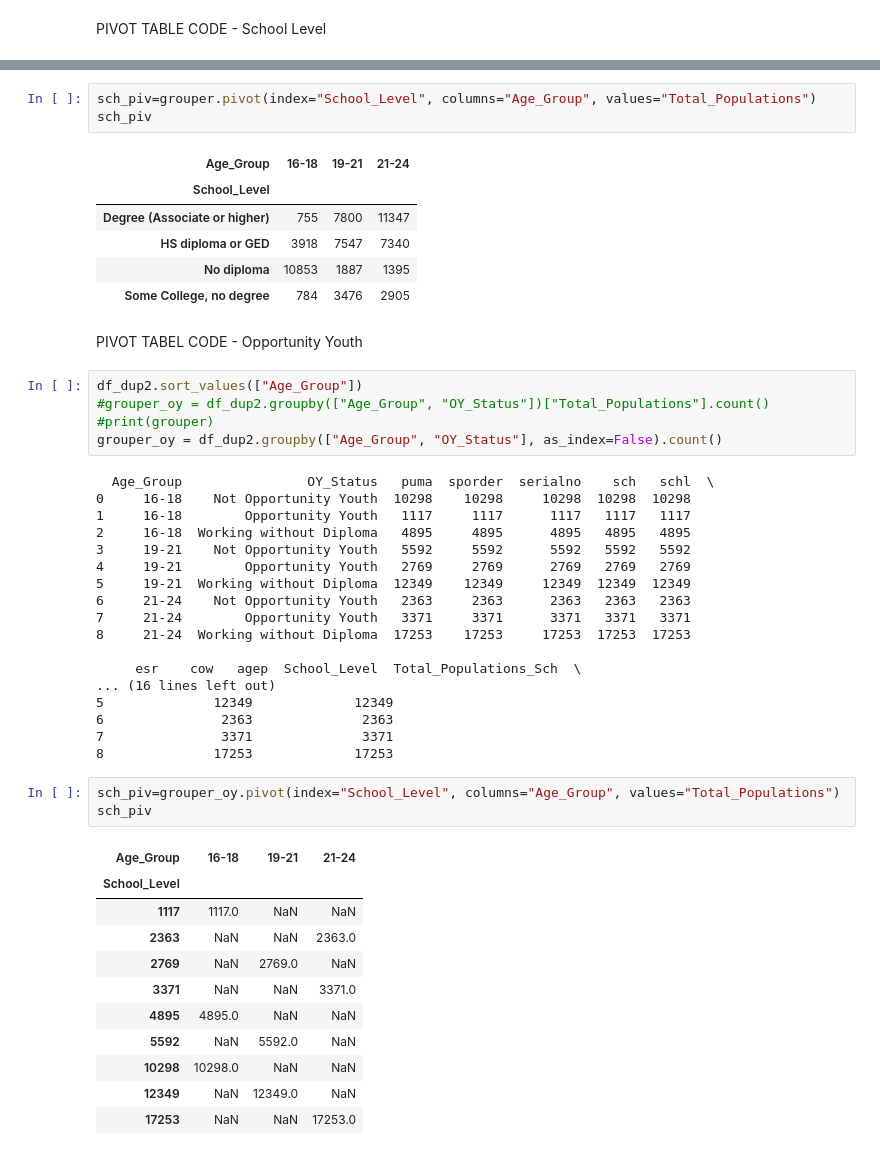
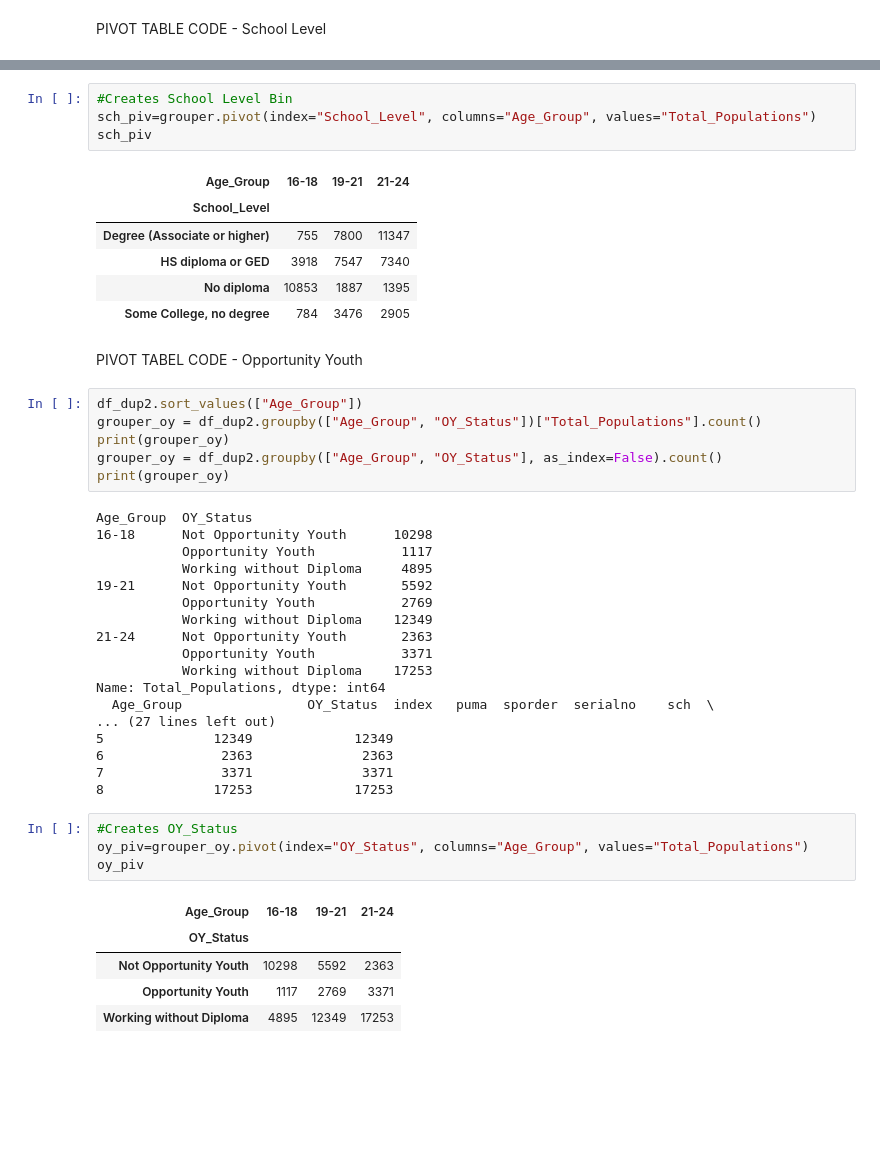
Before and after one commit to ghPRao/Opportunity-Youth, a Jupyter notebook: Will_Clean_Room.ipynb, the cells around one changed output, grey strips where cells are left out. Cells and saved outputs as stored; diff of their text form; blank space fills up the shorter version.

Commit message:
Bug fix for OY Pivot Table

```diff
--- a/Will_Clean_Room.ipynb
+++ b/Will_Clean_Room.ipynb
@@ -204,4 +177,5 @@ Name: Total_Populations_Sch, dtype: int64
 # %%
+#Creates School Level Bin
 sch_piv=grouper.pivot(index="School_Level", columns="Age_Group", values="Total_Populations")
 sch_piv
 # %% [output]
@@ -215,39 +189,35 @@ sch_piv
 PIVOT TABEL CODE - Opportunity Youth
 # %%
 df_dup2.sort_values(["Age_Group"])
-#grouper_oy = df_dup2.groupby(["Age_Group", "OY_Status"])["Total_Populations"].count()
-#print(grouper)
+grouper_oy = df_dup2.groupby(["Age_Group", "OY_Status"])["Total_Populations"].count()
+print(grouper_oy)
 grouper_oy = df_dup2.groupby(["Age_Group", "OY_Status"], as_index=False).count()
+print(grouper_oy)
 # %% [output]
-  Age_Group                OY_Status   puma  sporder  serialno    sch   schl  \
-0     16-18    Not Opportunity Youth  10298    10298     10298  10298  10298
-1     16-18        Opportunity Youth   1117     1117      1117   1117   1117
-2     16-18  Working without Diploma   4895     4895      4895   4895   4895
-3     19-21    Not Opportunity Youth   5592     5592      5592   5592   5592
-4     19-21        Opportunity Youth   2769     2769      2769   2769   2769
-5     19-21  Working without Diploma  12349    12349     12349  12349  12349
-6     21-24    Not Opportunity Youth   2363     2363      2363   2363   2363
-7     21-24        Opportunity Youth   3371     3371      3371   3371   3371
-8     21-24  Working without Diploma  17253    17253     17253  17253  17253
-
-     esr    cow   agep  School_Level  Total_Populations_Sch  \
-... (16 lines left out)
+Age_Group  OY_Status
+16-18      Not Opportunity Youth      10298
+           Opportunity Youth           1117
+           Working without Diploma     4895
+19-21      Not Opportunity Youth       5592
+           Opportunity Youth           2769
+           Working without Diploma    12349
+21-24      Not Opportunity Youth       2363
+           Opportunity Youth           3371
+           Working without Diploma    17253
+Name: Total_Populations, dtype: int64
+  Age_Group                OY_Status  index   puma  sporder  serialno    sch  \
+... (27 lines left out)
 5              12349             12349
 6               2363              2363
 7               3371              3371
 8              17253             17253
 # %%
-sch_piv=grouper_oy.pivot(index="School_Level", columns="Age_Group", values="Total_Populations")
-sch_piv
+#Creates OY_Status
+oy_piv=grouper_oy.pivot(index="OY_Status", columns="Age_Group", values="Total_Populations")
+oy_piv
 # %% [output]
 | Age_Group | 16-18 | 19-21 | 21-24 |
-| School_Level |  |  |  |
-| 1117 | 1117.0 | NaN | NaN |
-| 2363 | NaN | NaN | 2363.0 |
-| 2769 | NaN | 2769.0 | NaN |
-| 3371 | NaN | NaN | 3371.0 |
-| 4895 | 4895.0 | NaN | NaN |
-| 5592 | NaN | 5592.0 | NaN |
-| 10298 | 10298.0 | NaN | NaN |
-| 12349 | NaN | 12349.0 | NaN |
-| 17253 | NaN | NaN | 17253.0 |
+| OY_Status |  |  |  |
+| Not Opportunity Youth | 10298 | 5592 | 2363 |
+| Opportunity Youth | 1117 | 2769 | 3371 |
+| Working without Diploma | 4895 | 12349 | 17253 |
```
Also changed, not shown: parts of 13 cells of this notebook.
